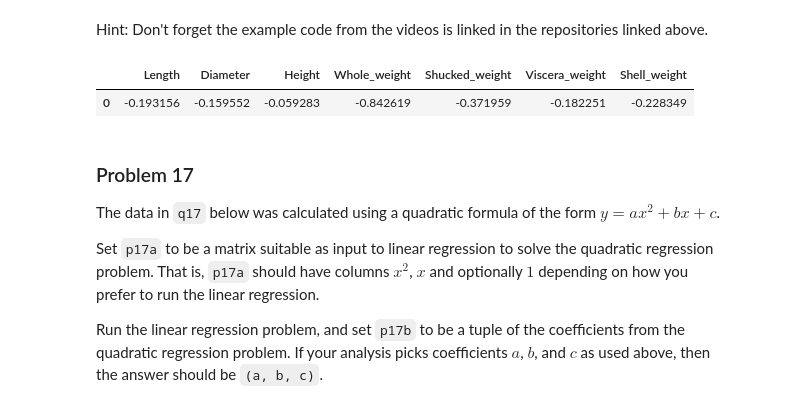
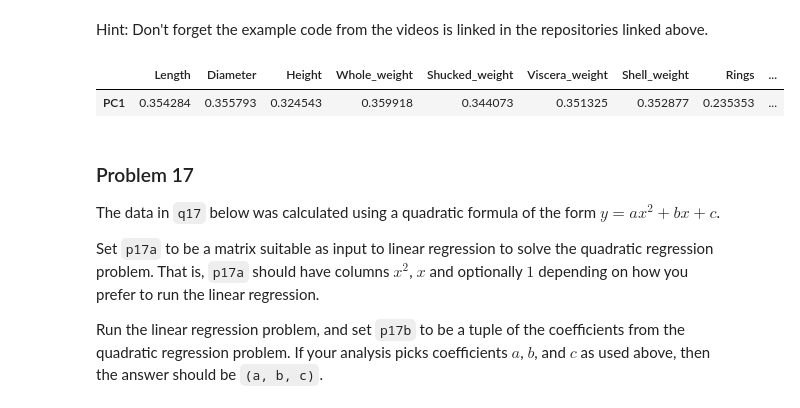
Before and after one commit to nkajones/dx601-homework-08, a Jupyter notebook: homework.ipynb, the cells around one changed output. Drawn from its saved outputs; the diff is of its cells as text; code cells hidden in the pictures.

```diff
--- a/homework.ipynb
+++ b/homework.ipynb
@@ -347,19 +347,35 @@ Set `p16` to the first principal component of the abalone data set.
 Give it in the form of a one row data frame like in the Palmer Penguins example.
 # %% [markdown]
 Hint: Don't forget the example code from the videos is linked in the repositories linked above.
-# %%
-# YOUR CHANGES HERE
-X_centered = abalone.drop(columns=['Sex','Rings']).to_numpy() - abalone.drop(columns=['Sex','Rings']).to_numpy().mean(axis=0)
-p16 = pd.DataFrame(
-    [np.linalg.eig(np.cov(X_centered, rowvar=False))[1][
-        :,
-        np.argmax(np.linalg.eig(np.cov(X_centered, rowvar=False))[0])
-    ]],
-    columns=abalone.drop(columns=['Sex','Rings']).columns
-)
-# %% [output]
-|  | Length | Diameter | Height | Whole_weight | Shucked_weight | Viscera_weight | Shell_weight |
-| 0 | -0.193156 | -0.159552 | -0.059283 | -0.842619 | -0.371959 | -0.182251 | -0.228349 |
+# %%
+# YOUR CHANGES HERE
+X_processed = pd.concat([
+    abalone.drop(columns=['Sex']),
+    pd.get_dummies(abalone['Sex'], prefix='Sex', dtype=float)
+], axis=1)
+
+feature_cols = X_processed.columns.tolist()
+
+X_scaled = (X_processed - X_processed.mean()) / X_processed.std(ddof=0)
+X_np = X_scaled.values
+
+cov_matrix = np.cov(X_np, rowvar=False)
+
+eigenvalues, eigenvectors = np.linalg.eigh(cov_matrix)
+
+pc1_index = np.argsort(eigenvalues)[::-1][0]
+pc1_vector = eigenvectors[:, pc1_index]
+
+if pc1_vector[np.argmax(np.abs(pc1_vector))] < 0:
+    pc1_vector = -pc1_vector
+
+p16 = pd.DataFrame(
+    pc1_vector.reshape(1, -1),
+    columns=feature_cols,
+    index=['PC1'])
+# %% [output]
+|  | Length | Diameter | Height | Whole_weight | Shucked_weight | Viscera_weight | Shell_weight | Rings | ... |
+| PC1 | 0.354284 | 0.355793 | 0.324543 | 0.359918 | 0.344073 | 0.351325 | 0.352877 | 0.235353 | ... |
 # %% [markdown]
 ### Problem 17
 
```
